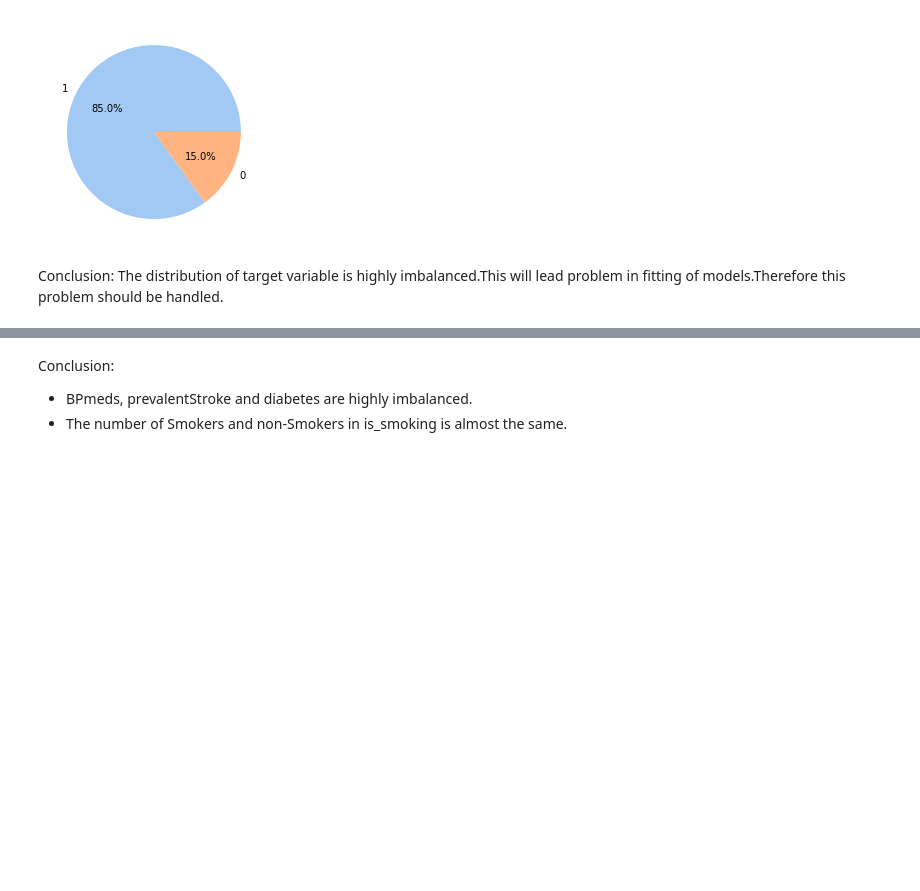
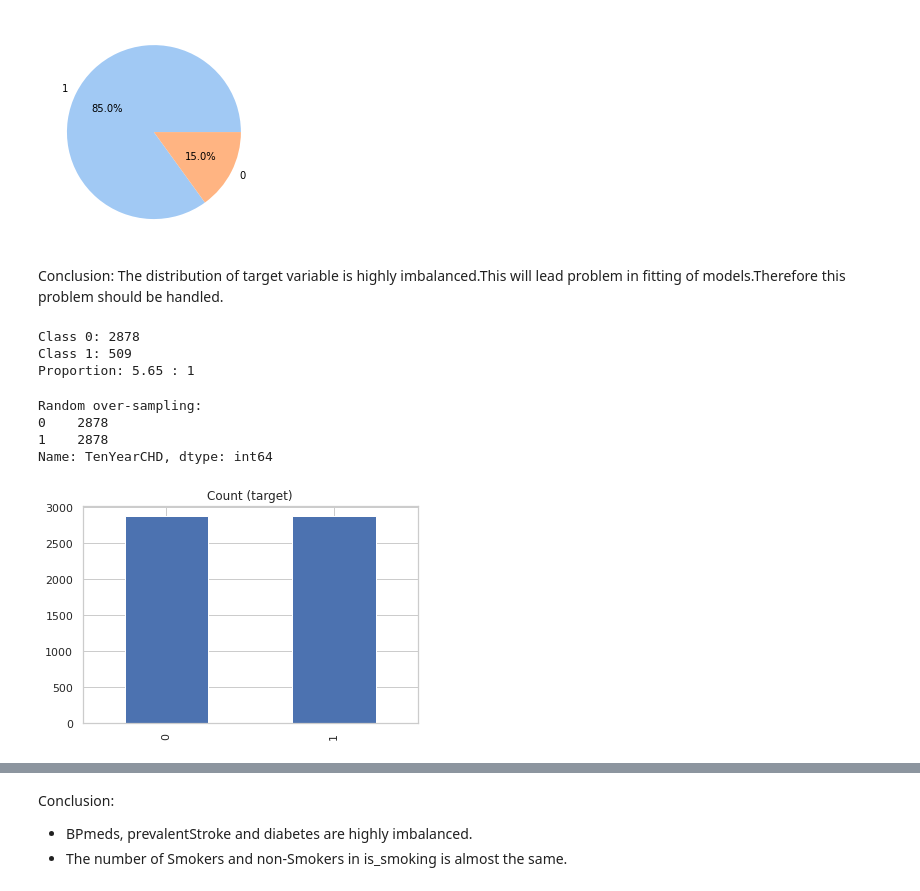
Before and after one commit to aditi10998/Cardiovascular_risk_prediction-, a Jupyter notebook: Cardiovascular_risk_prediction.ipynb, the cells around one changed output, grey strips where cells are left out. Cells and saved outputs as stored; diff of their text form; code cells hidden in the pictures; blank space fills up the shorter version.

```diff
--- a/Cardiovascular_risk_prediction.ipynb
+++ b/Cardiovascular_risk_prediction.ipynb
@@ -369,3 +371,12 @@ plt.show()
 # %% [markdown]
 Conclusion:
 The distribution of target variable is highly imbalanced.This will lead problem in fitting of models.Therefore this problem should be handled.
+# %%
+target_count = Cardiovascular_risk_df['TenYearCHD'].value_counts()
+print('Class 0:', target_count[0])
+print('Class 1:', target_count[1])
+print('Proportion:', round(target_count[0] / target_count[1], 2), ': 1')
+# %% [output]
+Class 0: 2878
+Class 1: 509
+Proportion: 5.65 : 1
@@ -371,0 +390,14 @@ The distribution of target variable is highly imbalanced.This will lead problem
+# %%
+df_class_1_over = df_class_1.sample(count_class_0, replace=True)
+df_test_over = pd.concat([df_class_0, df_class_1_over], axis=0)
+
+print('Random over-sampling:')
+print(df_test_over['TenYearCHD'].value_counts())
+
+df_test_over['TenYearCHD'].value_counts().plot(kind='bar', title='Count (target)');
+# %% [output]
+Random over-sampling:
+0    2878
+1    2878
+Name: TenYearCHD, dtype: int64
+[figure, added]
```
Also changed, not shown: parts of 35 cells of this notebook.
